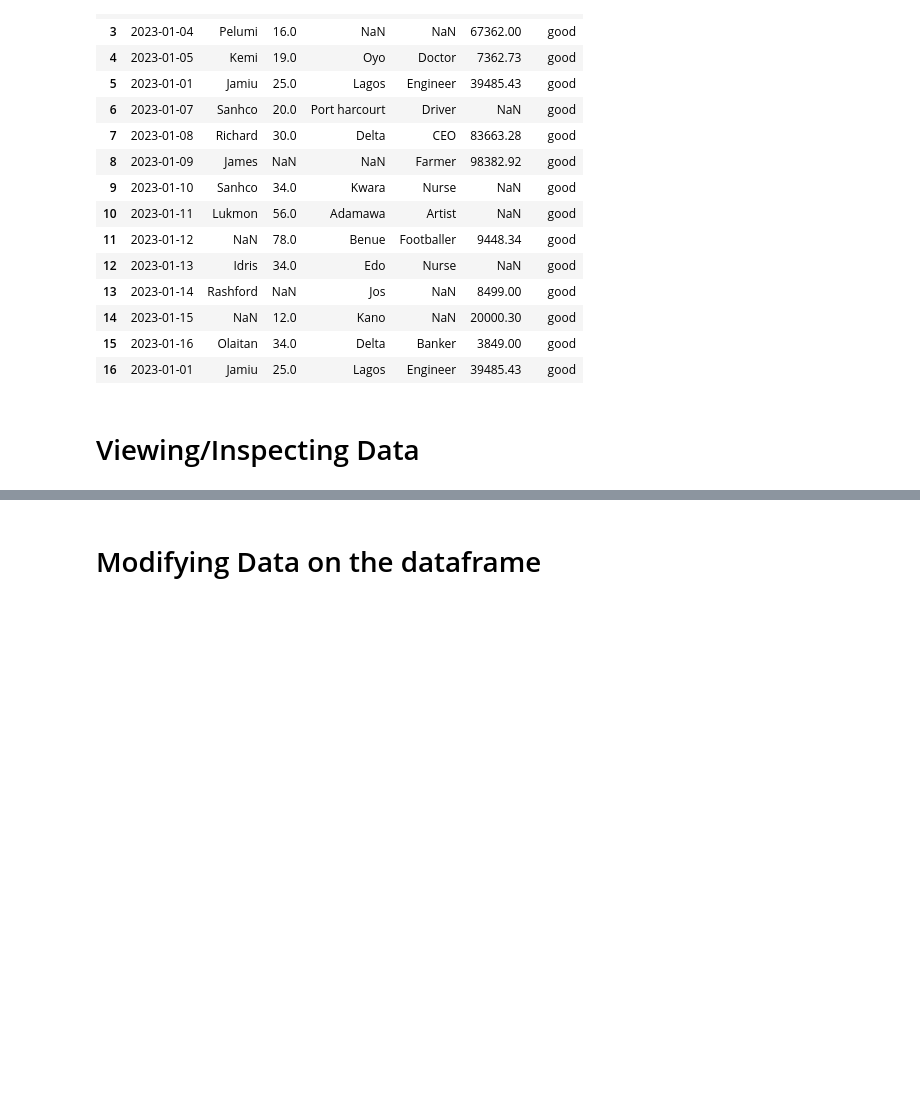
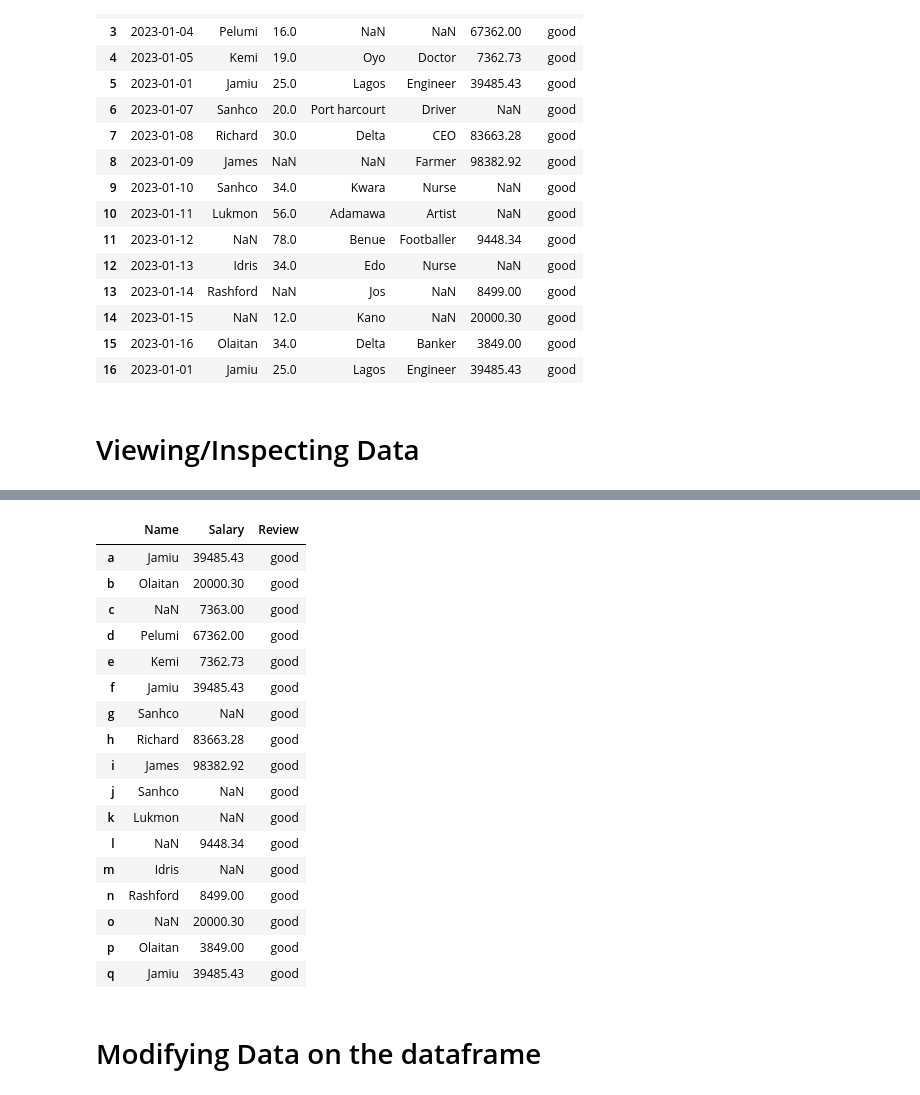
Before and after one commit to kazeemolaitanmusbau/Instructing--folder, a Jupyter notebook: Introduction to pandas.ipynb, the cells around one changed output, grey strips where cells are left out. Drawn from its saved outputs; the diff is of its cells as text; code cells hidden in the pictures; blank space fills up the shorter version.

```diff
--- a/Introduction to pandas.ipynb
+++ b/Introduction to pandas.ipynb
@@ -387,6 +602,27 @@ df_display
 # %%
 # Using tne index number, select the second, fourth and the sixth columns of the dataframe and all
 # the rows
+
+df2.iloc[:, [1,5,6]]
+# %% [output]
+|  | Name | Salary | Review |
+| a | Jamiu | 39485.43 | good |
+| b | Olaitan | 20000.30 | good |
+| c | NaN | 7363.00 | good |
+| d | Pelumi | 67362.00 | good |
+| e | Kemi | 7362.73 | good |
+| f | Jamiu | 39485.43 | good |
+| g | Sanhco | NaN | good |
+| h | Richard | 83663.28 | good |
+| i | James | 98382.92 | good |
+| j | Sanhco | NaN | good |
+| k | Lukmon | NaN | good |
+| l | NaN | 9448.34 | good |
+| m | Idris | NaN | good |
+| n | Rashford | 8499.00 | good |
+| o | NaN | 20000.30 | good |
+| p | Olaitan | 3849.00 | good |
+| q | Jamiu | 39485.43 | good |
 # %%
 # Using tne index number, select the second, fourth and the sixth columns of the dataframe and rows from
 # 7 to 14
```
Also changed, not shown: parts of 17 cells of this notebook.
